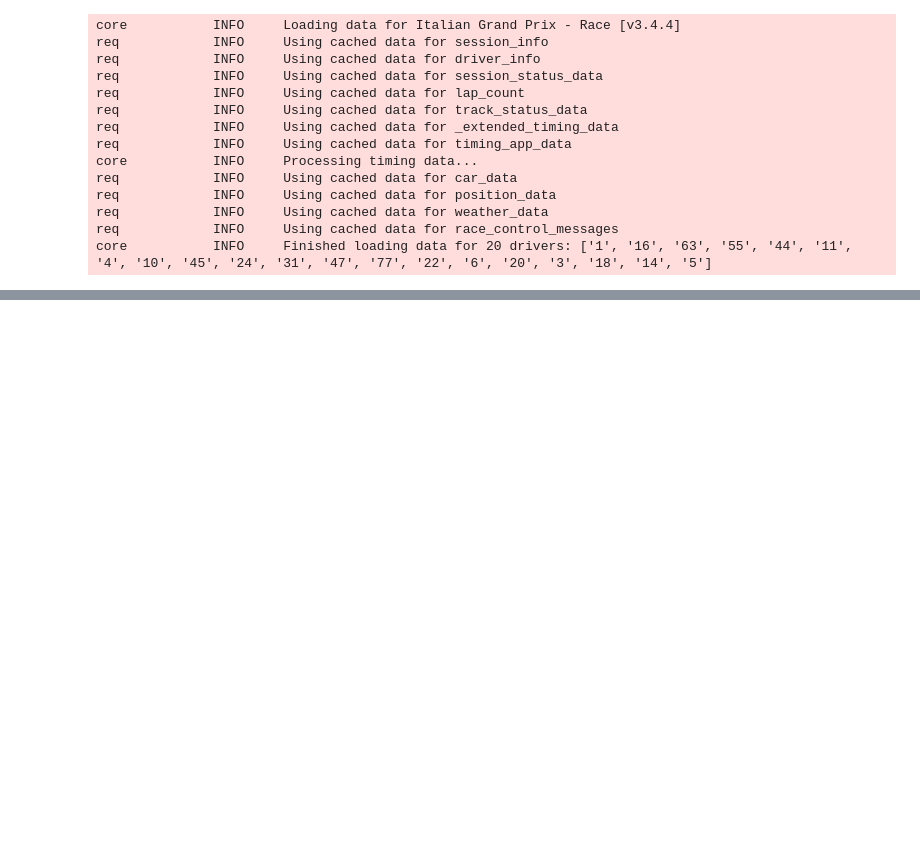
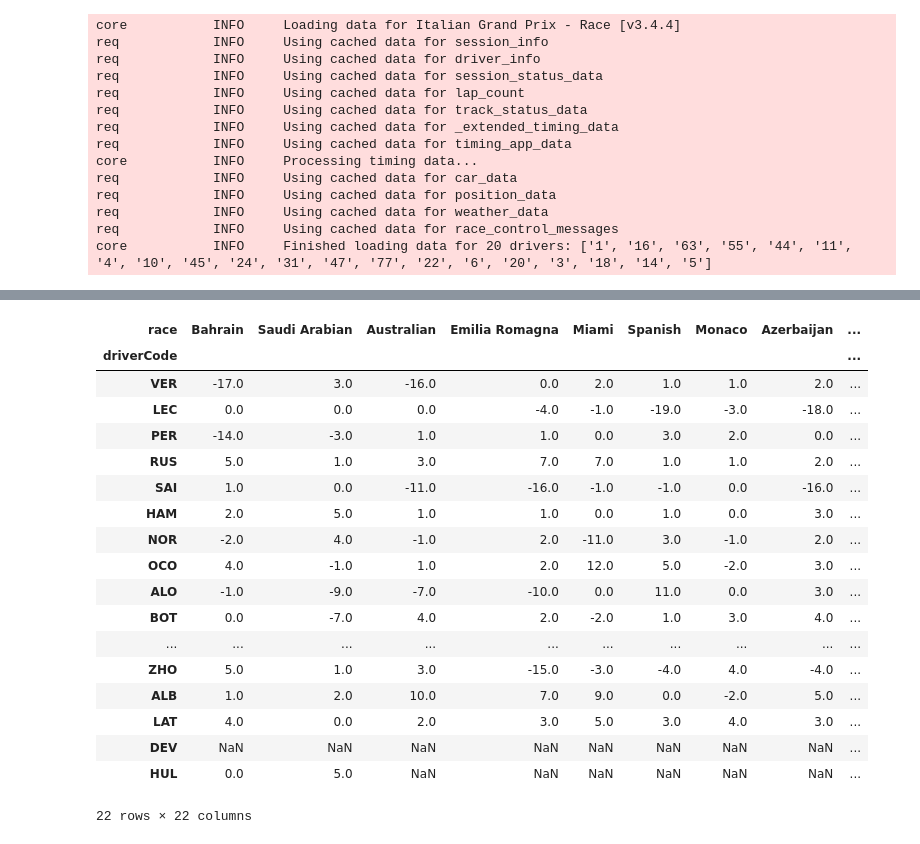
Before and after one commit to SupernovaIa/Formula-1-ML-Project, a Jupyter notebook: notebook/2024-Season.ipynb, the cells around one changed output, grey strips where cells are left out. Drawn from its saved outputs; the diff is of its cells as text; code cells hidden in the pictures; blank space fills up the shorter version.

```diff
--- a/notebook/2024-Season.ipynb
+++ b/notebook/2024-Season.ipynb
@@ -164,0 +392,2 @@ Poner esto mejor
+# %%
+df_delta = get_results_delta(2022)
@@ -164,0 +410,42 @@ Poner esto mejor
+# %%
+df_championship = _get_df_championship(df_drivers_2022)
+# %%
+def get_chart(df_results, df_championship, values='delta'):
+
+    """
+    wip
+
+    values can be 'delta', 'grid' or 'position'
+    """
+
+    df = df_results.pivot(index='driverCode', columns='round', values=values)
+    df = df.merge(df_championship, on='driverCode').set_index('driverCode').sort_values(by='championshipPosition').drop(columns='championshipPosition')
+
+    # Use race name, instead of round number, as column names
+    df.columns = df_results['race'].drop_duplicates()
+
+    return df
+# %%
+df = get_chart(df_delta, df_championship, values='delta')
+# %%
+df
+# %% [output]
+| race | Bahrain | Saudi Arabian | Australian | Emilia Romagna | Miami | Spanish | Monaco | Azerbaijan | ... |
+| driverCode |  |  |  |  |  |  |  |  | ... |
+| VER | -17.0 | 3.0 | -16.0 | 0.0 | 2.0 | 1.0 | 1.0 | 2.0 | ... |
+| LEC | 0.0 | 0.0 | 0.0 | -4.0 | -1.0 | -19.0 | -3.0 | -18.0 | ... |
+| PER | -14.0 | -3.0 | 1.0 | 1.0 | 0.0 | 3.0 | 2.0 | 0.0 | ... |
+| RUS | 5.0 | 1.0 | 3.0 | 7.0 | 7.0 | 1.0 | 1.0 | 2.0 | ... |
+| SAI | 1.0 | 0.0 | -11.0 | -16.0 | -1.0 | -1.0 | 0.0 | -16.0 | ... |
+| HAM | 2.0 | 5.0 | 1.0 | 1.0 | 0.0 | 1.0 | 0.0 | 3.0 | ... |
+| NOR | -2.0 | 4.0 | -1.0 | 2.0 | -11.0 | 3.0 | -1.0 | 2.0 | ... |
+| OCO | 4.0 | -1.0 | 1.0 | 2.0 | 12.0 | 5.0 | -2.0 | 3.0 | ... |
+| ALO | -1.0 | -9.0 | -7.0 | -10.0 | 0.0 | 11.0 | 0.0 | 3.0 | ... |
+| BOT | 0.0 | -7.0 | 4.0 | 2.0 | -2.0 | 1.0 | 3.0 | 4.0 | ... |
+| ... | ... | ... | ... | ... | ... | ... | ... | ... | ... |
+| ZHO | 5.0 | 1.0 | 3.0 | -15.0 | -3.0 | -4.0 | 4.0 | -4.0 | ... |
+| ALB | 1.0 | 2.0 | 10.0 | 7.0 | 9.0 | 0.0 | -2.0 | 5.0 | ... |
+| LAT | 4.0 | 0.0 | 2.0 | 3.0 | 5.0 | 3.0 | 4.0 | 3.0 | ... |
+| DEV | NaN | NaN | NaN | NaN | NaN | NaN | NaN | NaN | ... |
+| HUL | 0.0 | 5.0 | NaN | NaN | NaN | NaN | NaN | NaN | ... |
+22 rows × 22 columns
```
Also changed, not shown: parts of 34 cells of this notebook.
